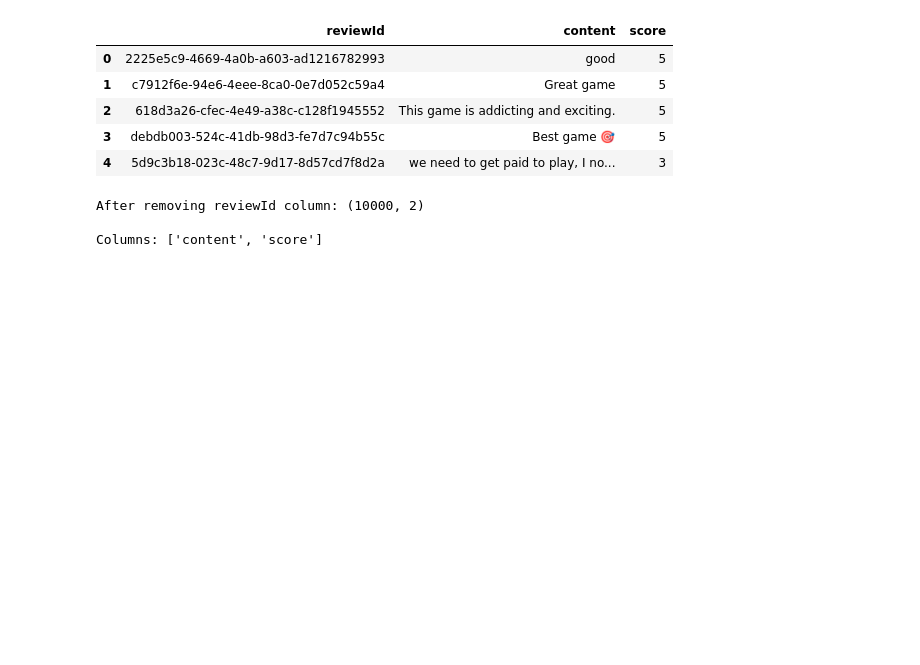
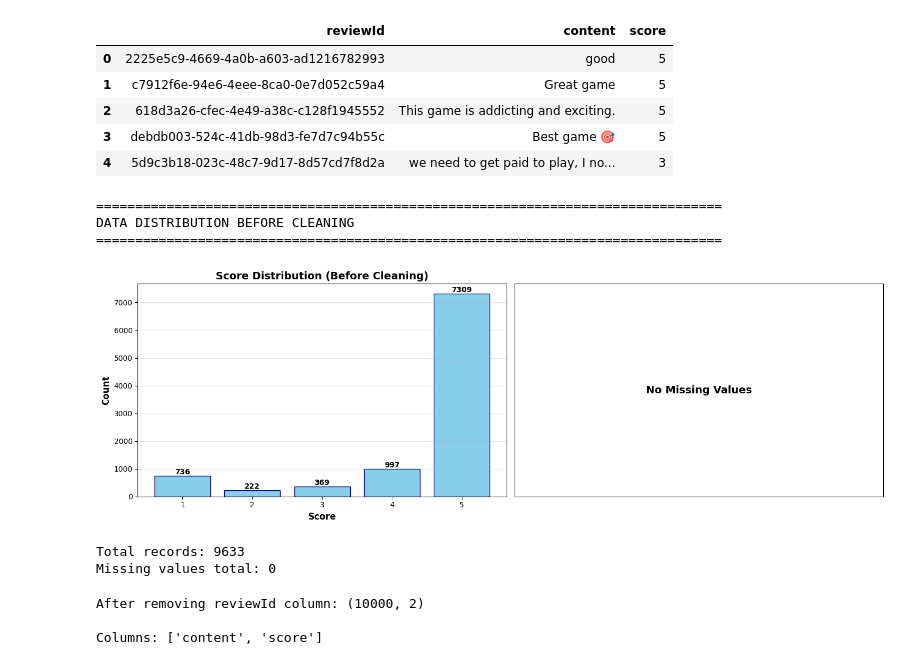
Before and after one commit to katsura919/candy-crush-train-data, a Jupyter notebook: train.ipynb, the cells around one changed output. Cells and saved outputs as stored; diff of their text form; code cells hidden in the pictures; blank space fills up the shorter version.

Commit message:
graph

```diff
--- a/train.ipynb
+++ b/train.ipynb
@@ -59,6 +61,55 @@ Columns: ['reviewId', 'content', 'score']
 | 2 | 618d3a26-cfec-4e49-a38c-c128f1945552 | This game is addicting and exciting. | 5 |
 | 3 | debdb003-524c-41db-98d3-fe7d7c94b55c | Best game 🎯 | 5 |
 | 4 | 5d9c3b18-023c-48c7-9d17-8d57cd7f8d2a | we need to get paid to play, I no... | 3 |
+# %%
+# Visualize data distribution before cleaning
+print("="*80)
+print("DATA DISTRIBUTION BEFORE CLEANING")
+print("="*80)
+
+fig, axes = plt.subplots(1, 2, figsize=(15, 5))
+
+# Score distribution
+score_counts = df['score'].value_counts().sort_index()
+axes[0].bar(score_counts.index, score_counts.values, color='skyblue', edgecolor='navy')
+axes[0].set_xlabel('Score', fontsize=12, fontweight='bold')
+axes[0].set_ylabel('Count', fontsize=12, fontweight='bold')
+axes[0].set_title('Score Distribution (Before Cleaning)', fontsize=14, fontweight='bold')
+axes[0].grid(axis='y', alpha=0.3)
+
+# Add value labels on bars
+for i, v in enumerate(score_counts.values):
+    axes[0].text(score_counts.index[i], v, str(v), ha='center', va='bottom', fontweight='bold')
+
+# Missing values
+missing_data = df.isnull().sum()
+if missing_data.sum() > 0:
+    axes[1].barh(missing_data.index, missing_data.values, color='coral', edgecolor='darkred')
+    axes[1].set_xlabel('Missing Count', fontsize=12, fontweight='bold')
+    axes[1].set_title('Missing Values by Column', fontsize=14, fontweight='bold')
+    axes[1].grid(axis='x', alpha=0.3)
+
+    # Add value labels on bars
+    for i, v in enumerate(missing_data.values):
+        axes[1].text(v, i, str(v), ha='left', va='center', fontweight='bold')
+else:
+    axes[1].text(0.5, 0.5, 'No Missing Values', ha='center', va='center',
+                 fontsize=14, fontweight='bold', transform=axes[1].transAxes)
+    axes[1].set_xticks([])
+    axes[1].set_yticks([])
+
+plt.tight_layout()
+plt.show()
+
+print(f"\nTotal records: {len(df)}")
+print(f"Missing values total: {df.isnull().sum().sum()}")
+# %% [output]
+================================================================================
+DATA DISTRIBUTION BEFORE CLEANING
+================================================================================
+[figure, added]
+Total records: 9633
+Missing values total: 0
 # %%
 # Remove reviewId column
 df = df.drop('reviewId', axis=1)
```
Also changed, not shown: parts of 3 cells of this notebook.
